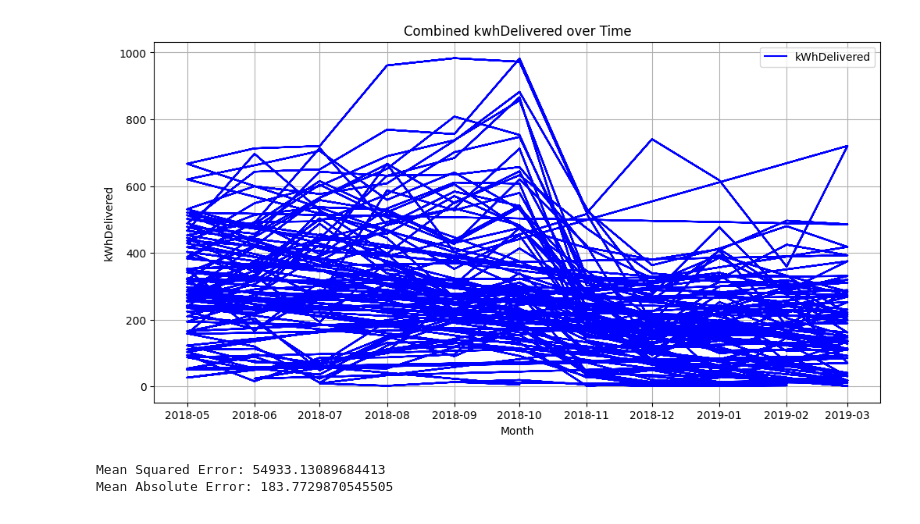
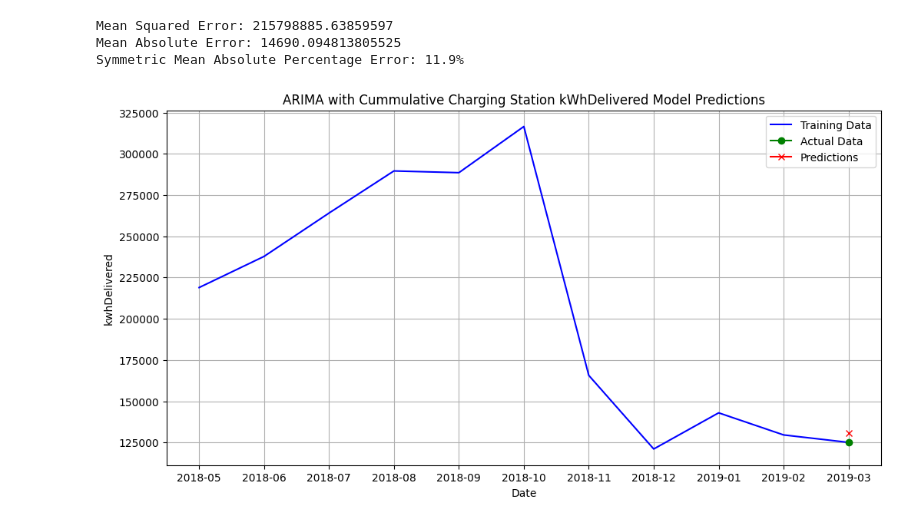
Before and after one commit to Toheeb-Ojuolape/ntugridlab-evstations-data, a Jupyter notebook: ARIMA.ipynb, the cells around one changed output. Saved outputs shown, nothing was run; the diff lists cells and outputs as text; code cells hidden in the pictures.

Commit message:
feat: implemented three methods for evaluating models

```diff
--- a/ARIMA.ipynb
+++ b/ARIMA.ipynb
@@ -167,7 +131,18 @@ combined_data = pd.DataFrame()
 # %%
+combined_data = pd.DataFrame()
+
+
+# Loop through each CSV file in the directory
 for filename in os.listdir(directory):
     if filename.endswith('.csv'):
         filepath = os.path.join(directory, filename)
-        # Load the data
+        # Load the data from the CSV file
         data = pd.read_csv(filepath)
+        # Append the data to the combined DataFrame
         combined_data = pd.concat([combined_data, data], axis=0)
+
+# Group by siteID and sum kWhDelivered
+summed_data = combined_data.groupby('month')['kWhDelivered'].sum().reset_index()
+
+# Print or save the result
+summed_data
@@ -180,0 +164,5 @@ combined_data.set_index('Month', inplace=True)
+# %%
+summed_kwh_series = summed_data['kWhDelivered']
+summed_month = summed_data['month']
+
+train, test = summed_kwh_series[:-1], summed_kwh_series[-1:]
@@ -180,0 +171,3 @@ combined_data.set_index('Month', inplace=True)
+# %%
+model = ARIMA(train, order=ARIMA_ORDER)
+model_fit = model.fit()
@@ -180,0 +176,2 @@ combined_data.set_index('Month', inplace=True)
+# %%
+predictions = model_fit.forecast(steps=len(validation))
@@ -180,0 +180,12 @@ combined_data.set_index('Month', inplace=True)
+# %%
+mse = mean_squared_error(validation, predictions)
+mae = mean_absolute_error(validation, predictions)
+smape_value = smape(validation, predictions)
+
+print(f'Mean Squared Error: {mse}')
+print(f'Mean Absolute Error: {mae}')
+print(f'Symmetric Mean Absolute Percentage Error: {round(smape_value,2)}%')
+# %% [output]
+Mean Squared Error: 215798885.63859597
+Mean Absolute Error: 14690.094813805525
+Symmetric Mean Absolute Percentage Error: 11.9%
@@ -181,11 +194,13 @@ combined_data.set_index('Month', inplace=True)
 # %%
 plt.figure(figsize=(12, 6))
-plt.plot(combined_data.index, combined_data['kWhDelivered'], label='kWhDelivered', color='b')
-plt.title('Combined kwhDelivered over Time')
-plt.xlabel('Month')
-plt.ylabel('kWhDelivered')
+plt.plot(summed_month, summed_kwh_series, label='Training Data', color='b')
+plt.plot(test.index, test, label='Actual Data',marker='o', color='g')
+plt.plot(test.index, predictions, label='Predictions',marker='x', color='r')
+plt.title('ARIMA with Cummulative Charging Station kWhDelivered Model Predictions')
+plt.xlabel('Date')
+plt.ylabel('kwhDelivered')
 plt.legend()
 plt.grid(True)
 plt.show()
 # %% [output]
-[figure, old version]
+[figure, new version]
@@ -213,8 +206,0 @@ predictions = model_fit.forecast(steps=len(test))
-# %%
-mse = mean_squared_error(validation, predictions)
-mae = mean_absolute_error(validation, predictions)
-print(f'Mean Squared Error: {mse}')
-print(f'Mean Absolute Error: {mae}')
-# %% [output]
-Mean Squared Error: 54933.13089684413
-Mean Absolute Error: 183.7729870545505
```
Also changed, not shown: parts of 53 cells of this notebook, 3 other files.
